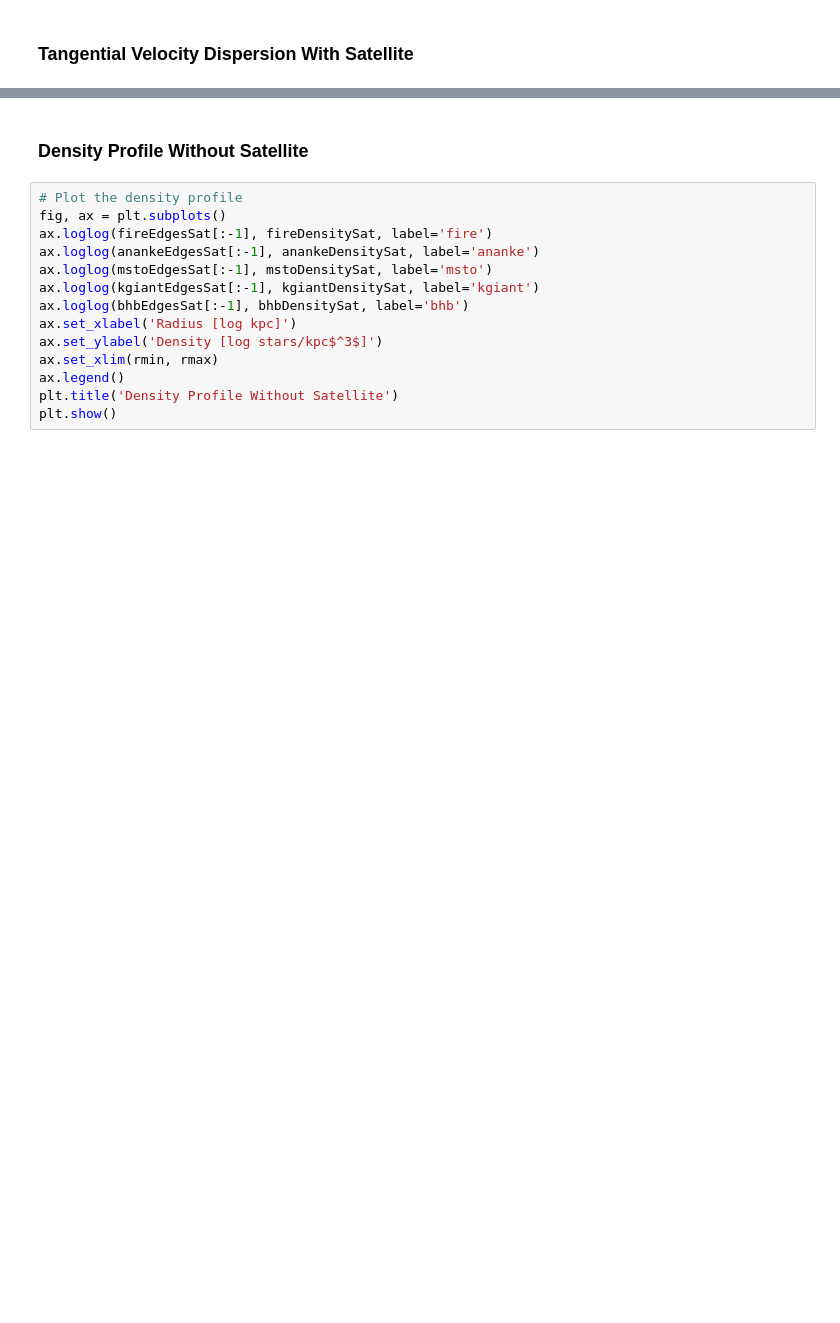
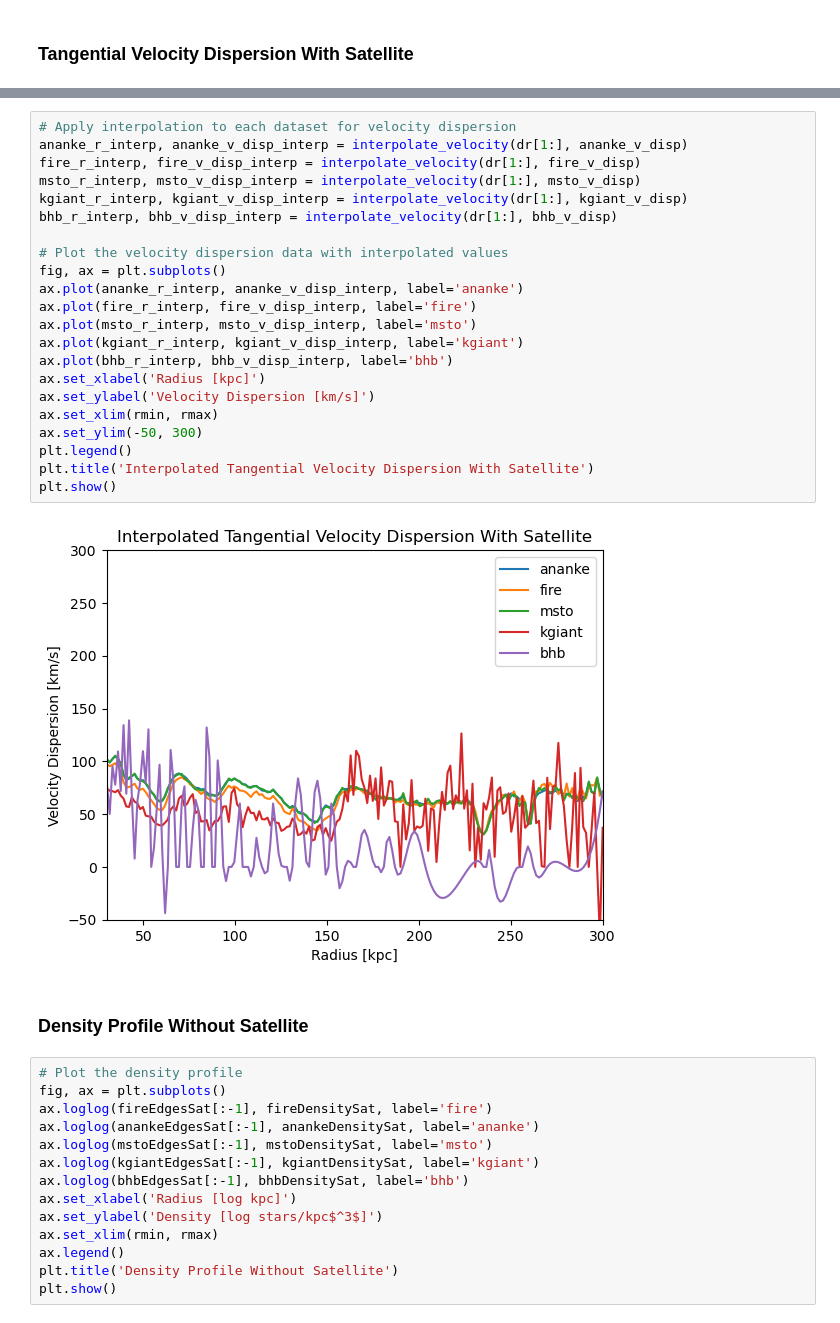
Before and after one commit to aeden2019/rubin_mw_mocks, a Jupyter notebook: src/analysis/Plots.ipynb, the cells around one changed output, grey strips where cells are left out. Saved outputs shown, nothing was run; the diff lists cells and outputs as text; blank space fills up the shorter version.

```diff
--- a/src/analysis/Plots.ipynb
+++ b/src/analysis/Plots.ipynb
@@ -514,3 +512,27 @@ plt.show()
+# %%
+# Apply interpolation to each dataset for velocity dispersion
+ananke_r_interp, ananke_v_disp_interp = interpolate_velocity(dr[1:], ananke_v_disp)
+fire_r_interp, fire_v_disp_interp = interpolate_velocity(dr[1:], fire_v_disp)
+msto_r_interp, msto_v_disp_interp = interpolate_velocity(dr[1:], msto_v_disp)
+kgiant_r_interp, kgiant_v_disp_interp = interpolate_velocity(dr[1:], kgiant_v_disp)
+bhb_r_interp, bhb_v_disp_interp = interpolate_velocity(dr[1:], bhb_v_disp)
+
+# Plot the velocity dispersion data with interpolated values
+fig, ax = plt.subplots()
+ax.plot(ananke_r_interp, ananke_v_disp_interp, label='ananke')
+ax.plot(fire_r_interp, fire_v_disp_interp, label='fire')
+ax.plot(msto_r_interp, msto_v_disp_interp, label='msto')
+ax.plot(kgiant_r_interp, kgiant_v_disp_interp, label='kgiant')
+ax.plot(bhb_r_interp, bhb_v_disp_interp, label='bhb')
+ax.set_xlabel('Radius [kpc]')
+ax.set_ylabel('Velocity Dispersion [km/s]')
+ax.set_xlim(rmin, rmax)
+ax.set_ylim(-50, 300)
+plt.legend()
+plt.title('Interpolated Tangential Velocity Dispersion With Satellite')
+plt.show()
+# %% [output]
+[figure, added]
 # %% [markdown]
 ### Density Profile Without Satellite
 # %%
```
Also changed, not shown: parts of 13 cells of this notebook.
